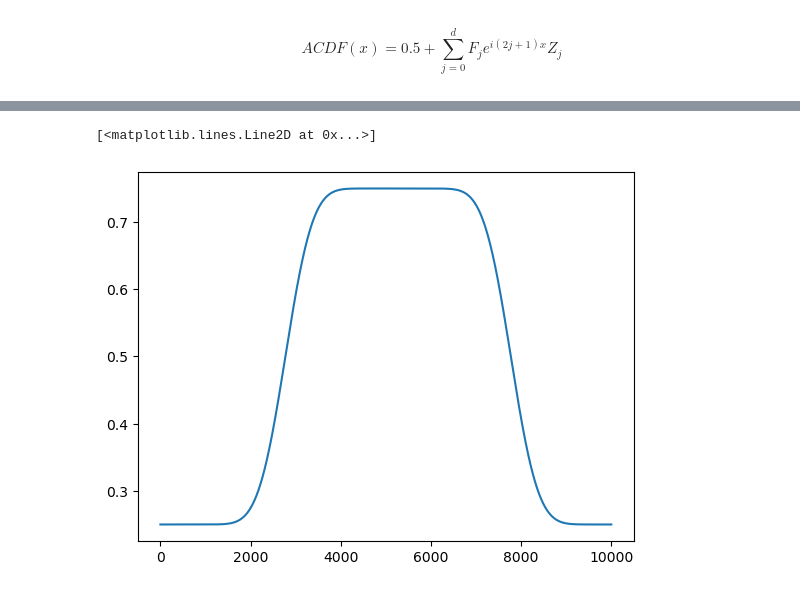
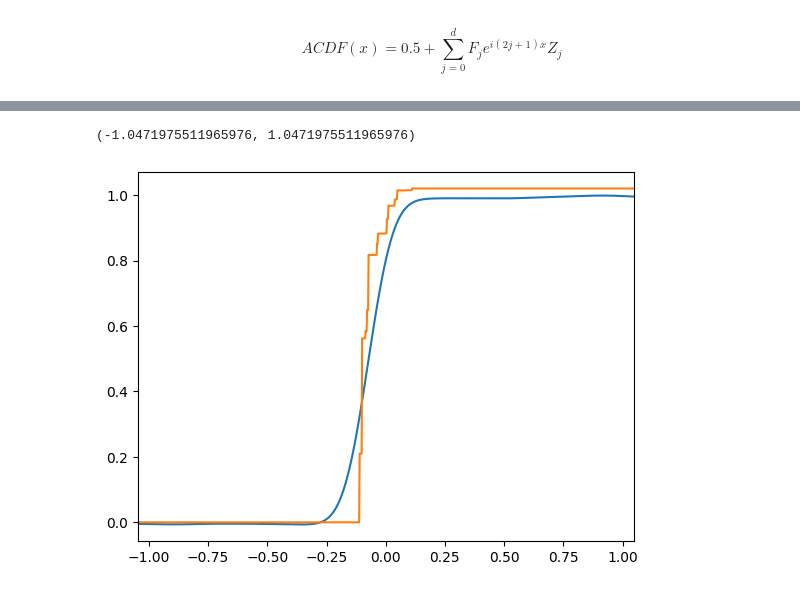
Before and after one commit to Dran-Z/QHack2023-SunnyDelft, a Jupyter notebook: Hybrid-Algorithm.ipynb, the cells around one changed output, grey strips where cells are left out. Drawn from its saved outputs; the diff is of its cells as text; code cells hidden in the pictures.

```diff
--- a/Hybrid-Algorithm.ipynb
+++ b/Hybrid-Algorithm.ipynb
@@ -290,6 +389,7 @@ def get_approx_step_function(d, beta):
 
     return F_approx.real
 # %%
+x_list = np.linspace(-pi,pi,10000)
 fig, ax = plt.subplots(1,2,figsize=(20,5))
 ax[0].plot(x_list,list(np.zeros(len(x_list)//2))+list(np.ones(len(x_list)//2)),label='step function')
 ax[0].plot(x_list,get_approx_step_function(d=10,beta=100),label='approx d=10')
@@ -329,7 +429,7 @@ def get_Z(N_sites, t, U, tau, j, step, shots):
 # %%
 def get_Z_list(d, N_sites, t, U, tau, step, shots_per_run): ## shots_per_run should be replaced
 
-    Z_list = [get_Z(N_sites, t, U, tau, 2*j+1, step, shots=shots_per_run) for j in range(d+1)]
+    Z_list = [get_new_Z(N_sites, t, U, tau, 2*j+1, step, shots=shots_per_run) for j in range(d+1)]
 
     return Z_list
 # %%
@@ -368,6 +465,7 @@ def Assembly_ACDF(Z_list, F_list, precision):
     d = len(F_list)-1
 
     for j in range(d+1):
-        ACDF = ACDF + F_list[j]*Z_list[j]*np.exp(1j*(2*j+1)*x_list)
+        ACDF = ACDF + F_list[j]*Z_list[j]*np.exp(1j*(2*j+1)*x_list) - F_list[j]*Z_list[j].conj()*np.exp(-1j*(2*j+1)*x_list)
+        #ACDF = ACDF + F_list[j]*Z_list[j]*2j*np.sin((2*j+1)*x_list)
 
     return ACDF
@@ -374,9 +492,11 @@ def Assembly_ACDF(Z_list, F_list, precision):
 # %%
-Z_list = get_Z_list(50, 4, 1, 4, .1, 1, 0)
-F_list = get_F_coefs(d=50, beta=10)
+Z_list = get_Z_list(50, 4, 1, 4, tau, 1, 10000)
+F_list = get_F_coefs(d=50, beta=50)
 ACDF = Assembly_ACDF(Z_list, F_list, 10000)
 # %%
-plt.plot(ACDF)
+plt.plot(np.linspace(-pi,pi,10000), ACDF)
+plt.plot(np.linspace(-np.pi/3, np.pi/3, 1000), get_real_CDF(4,1,4,precision=1000), label='CDF')
+plt.xlim([-pi/3, pi/3])
 # %% [output]
-[<matplotlib.lines.Line2D at 0x...>]
+(-1.0471975511965976, 1.0471975511965976)
-[figure, old version]
+[figure, new version]
```
Also changed, not shown: parts of 21 cells of this notebook.
